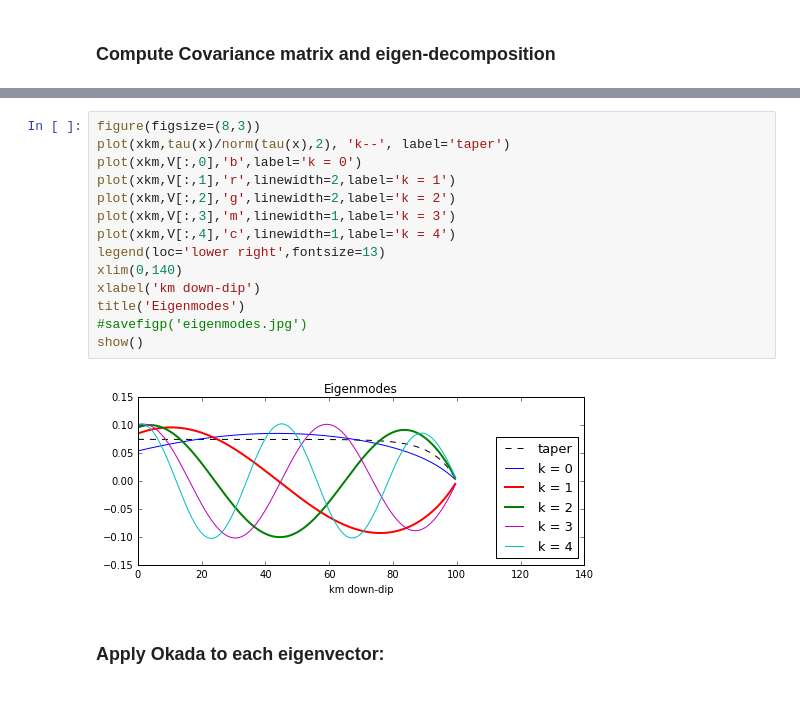
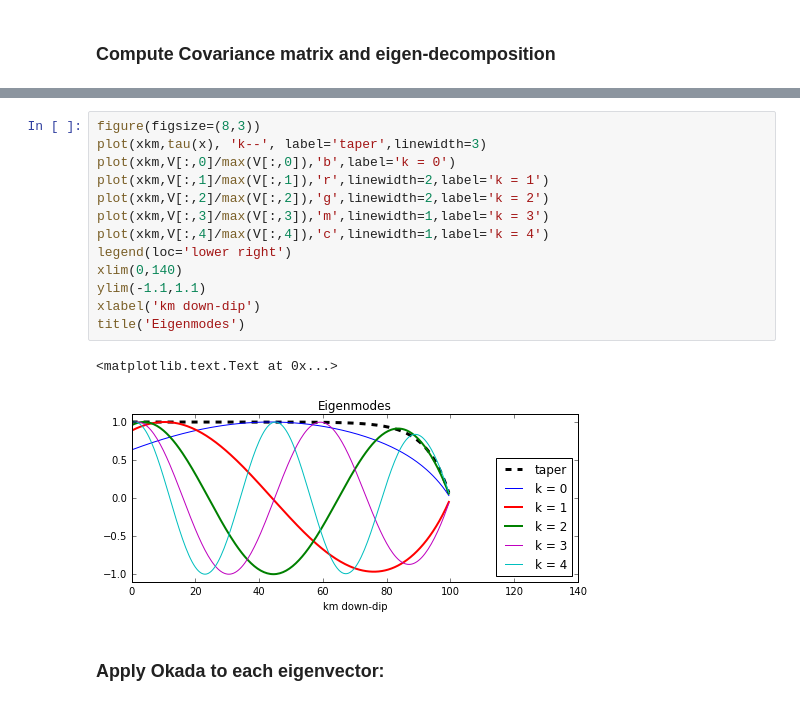
Before and after one commit to rjleveque/KLslip-paper, a Jupyter notebook: KL1d_figures_demo.ipynb, the cells around one changed output, grey strips where cells are left out. Drawn from its saved outputs; the diff is of its cells as text.

```diff
--- a/KL1d_figures_demo.ipynb
+++ b/KL1d_figures_demo.ipynb
@@ -182,19 +186,19 @@ Max imaginary part of lam:  0.0
 # %%
 figure(figsize=(8,3))
-plot(xkm,tau(x)/norm(tau(x),2), 'k--', label='taper')
-plot(xkm,V[:,0],'b',label='k = 0')
-plot(xkm,V[:,1],'r',linewidth=2,label='k = 1')
-plot(xkm,V[:,2],'g',linewidth=2,label='k = 2')
-plot(xkm,V[:,3],'m',linewidth=1,label='k = 3')
-plot(xkm,V[:,4],'c',linewidth=1,label='k = 4')
-legend(loc='lower right',fontsize=13)
+plot(xkm,tau(x), 'k--', label='taper',linewidth=3)
+plot(xkm,V[:,0]/max(V[:,0]),'b',label='k = 0')
+plot(xkm,V[:,1]/max(V[:,1]),'r',linewidth=2,label='k = 1')
+plot(xkm,V[:,2]/max(V[:,2]),'g',linewidth=2,label='k = 2')
+plot(xkm,V[:,3]/max(V[:,3]),'m',linewidth=1,label='k = 3')
+plot(xkm,V[:,4]/max(V[:,4]),'c',linewidth=1,label='k = 4')
+legend(loc='lower right')
 xlim(0,140)
+ylim(-1.1,1.1)
 xlabel('km down-dip')
 title('Eigenmodes')
-#savefigp('eigenmodes.jpg')
-show()
 # %% [output]
+<matplotlib.text.Text at 0x...>
-[figure, old version]
+[figure, new version]
 # %% [markdown]
 ### Apply Okada to each eigenvector:
 # %%
```
Also changed, not shown: parts of 14 cells of this notebook, 2 other files.
